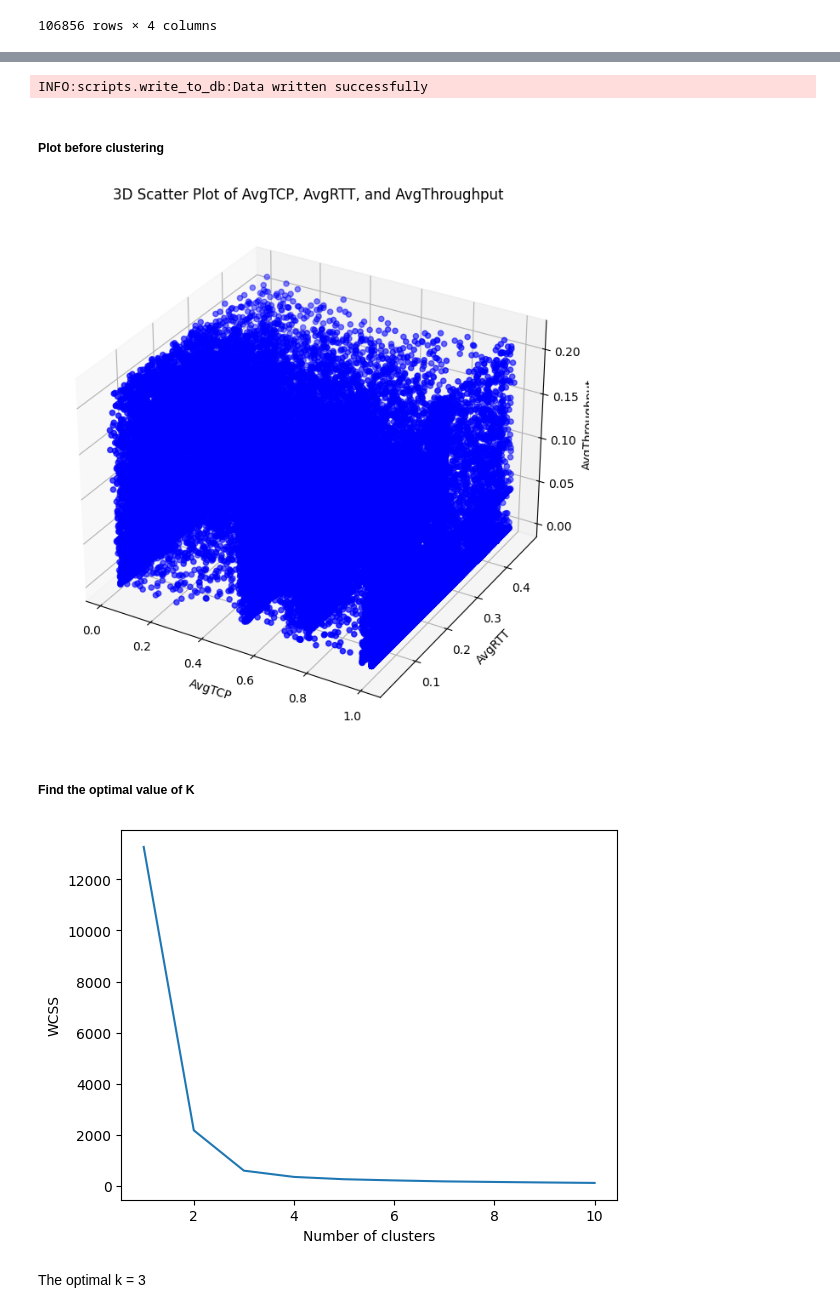
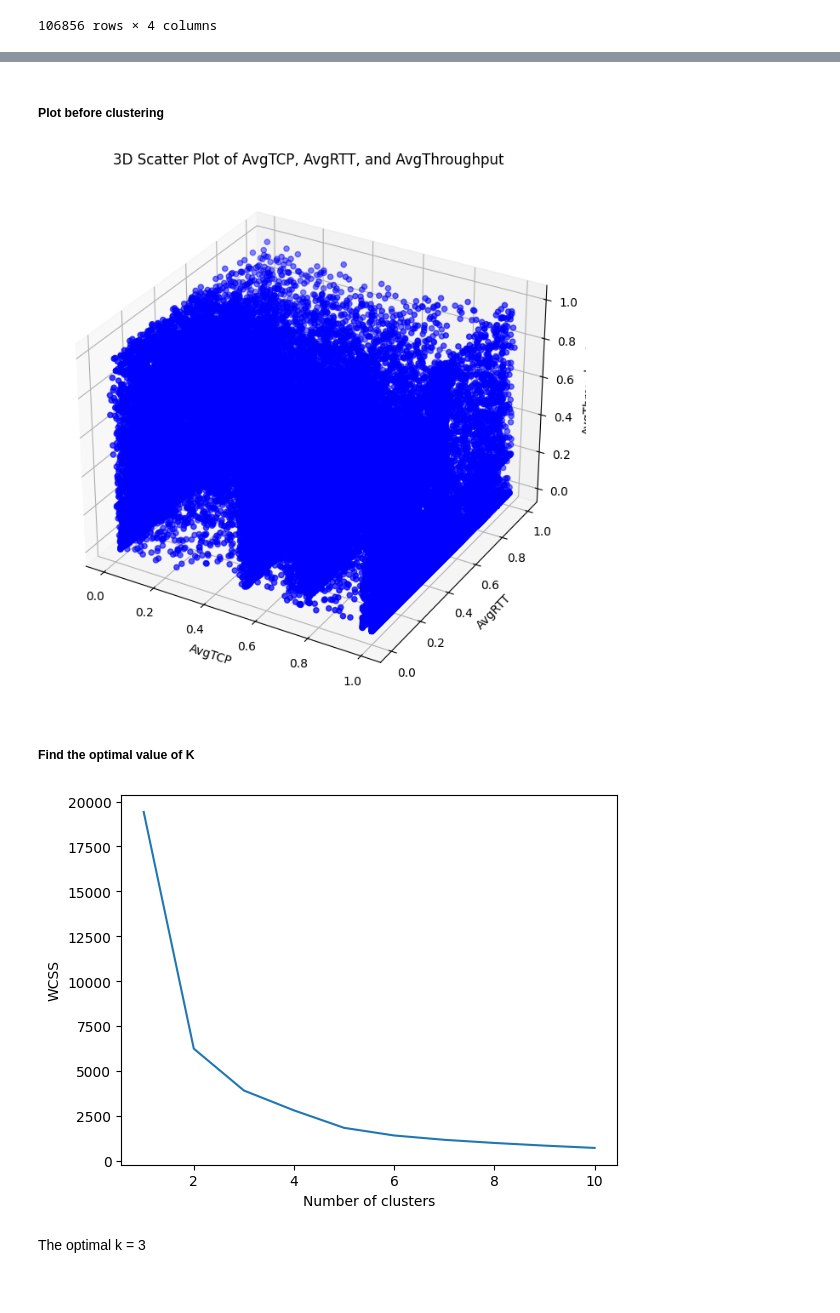
Before and after one commit to Misganaw-Berihun/User_analytics_in_Telecommunication, a Jupyter notebook: notebooks/04_experience_anaytics.ipynb, the cells around one changed output, grey strips where cells are left out. Drawn from its saved outputs; the diff is of its cells as text; code cells hidden in the pictures.

```diff
--- a/notebooks/04_experience_anaytics.ipynb
+++ b/notebooks/04_experience_anaytics.ipynb
@@ -352,14 +350,10 @@ df_normalized
-# %%
-wd.write_data(df_normalized, 'user_experience')
-# %% [output]
-INFO:scripts.write_to_db:Data written successfully
 # %% [markdown]
 ##### Plot before clustering
 # %%
 fig = plt.figure(figsize=(10, 8))
 ax = fig.add_subplot(111, projection='3d')
 
-ax.scatter(processed_df["AvgTCP"], processed_df["AvgRTT"], processed_df["AvgThroughput"], c='blue', marker='o')
+ax.scatter(df_normalized["AvgTCP"], df_normalized["AvgRTT"], df_normalized["AvgThroughput"], c='blue', marker='o')
 
 ax.set_xlabel("AvgTCP")
 ax.set_ylabel("AvgRTT")
@@ -368,24 +362,24 @@ ax.set_zlabel("AvgThroughput")
 plt.title('3D Scatter Plot of AvgTCP, AvgRTT, and AvgThroughput')
 plt.show()
 # %% [output]
-[figure, old version]
+[figure, new version]
 # %% [markdown]
 ##### Find the optimal value of K
 # %%
 wcss = []
-X = processed_df.iloc[:, [1, 3]]
+X = df_normalized.iloc[:, [1, 3]]
 
 for i in range(1, 11):
     kmeans = KMeans(n_clusters = i, random_state=42, n_init=10)
     kmeans.fit(X)
     wcss.append(kmeans.inertia_)
 
 plt.plot(range(1, 11), wcss)
 plt.xlabel('Number of clusters')
 plt.ylabel('WCSS')
 plt.show()
 # %% [output]
-[figure, old version]
+[figure, new version]
 # %% [markdown]
 The optimal k = 3
 # %% [markdown]
```
Also changed, not shown: parts of 6 cells of this notebook, 3 other files.
